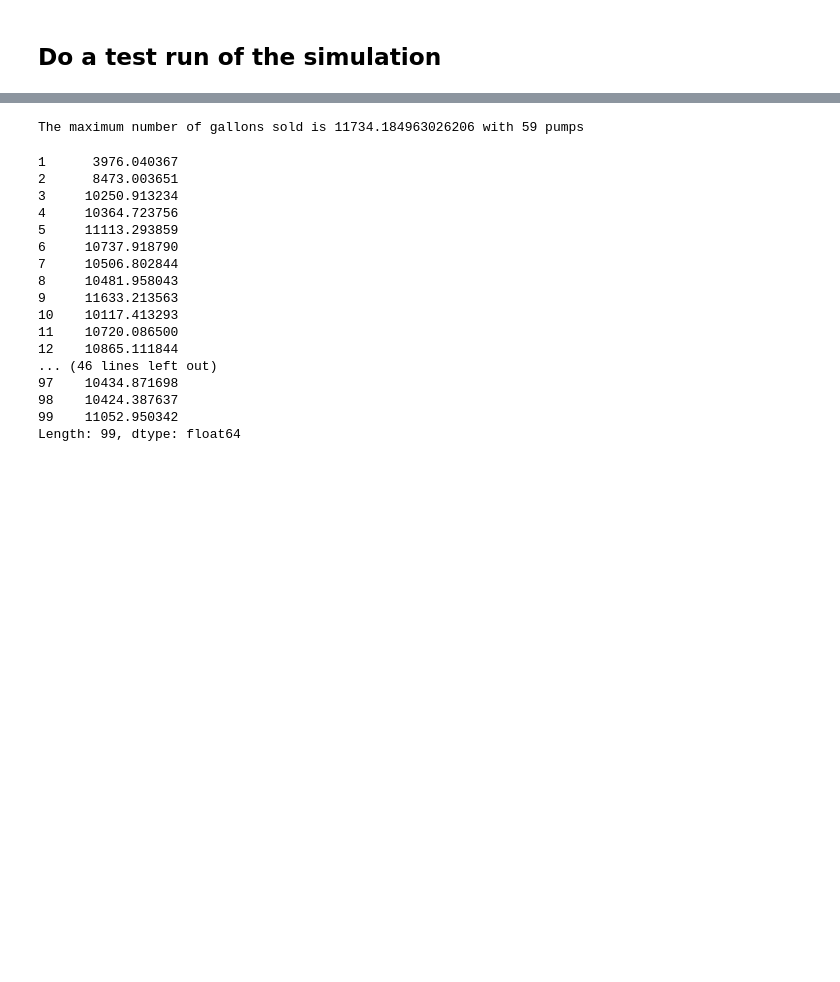
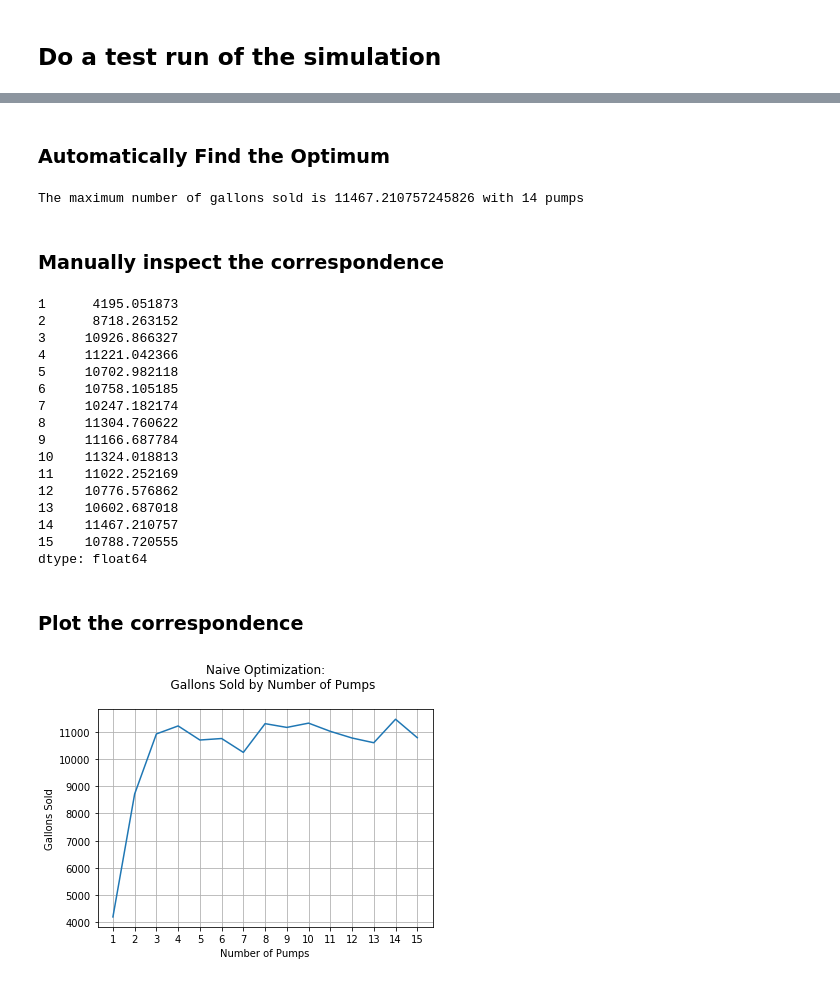
Before and after one commit to edkrueger/sim-opt-labs, a Jupyter notebook: optimization/solved/gas_station_opt.ipynb, the cells around one changed output, grey strips where cells are left out. Saved outputs shown, nothing was run; the diff lists cells and outputs as text; code cells hidden in the pictures; blank space fills up the shorter version.

```diff
--- a/optimization/solved/gas_station_opt.ipynb
+++ b/optimization/solved/gas_station_opt.ipynb
@@ -258,31 +272,51 @@ Car 281 begins utilizing a pump at 1439.26 minutes
 # %%
 opt_table = pd.Series(
-    {num_pumps: sim(num_pumps, **fixed_parameters) for num_pumps in range(1,100)}
+    {num_pumps: sim(num_pumps, **fixed_parameters) for num_pumps in range(1,16)}
 )
+# %% [markdown]
+### Automatically Find the Optimum
 # %%
 arg_max = opt_table.idxmax()
 max_gallons_sold = opt_table[arg_max]
 
 print(f'The maximum number of gallons sold is {max_gallons_sold} with {arg_max} pumps')
 # %% [output]
-The maximum number of gallons sold is 11734.184963026206 with 59 pumps
+The maximum number of gallons sold is 11467.210757245826 with 14 pumps
+# %% [markdown]
+### Manually inspect the correspondence
 # %%
 opt_table
 # %% [output]
-1      3976.040367
-2      8473.003651
-3     10250.913234
-4     10364.723756
-5     11113.293859
-6     10737.918790
-7     10506.802844
-8     10481.958043
-9     11633.213563
-10    10117.413293
-11    10720.086500
-12    10865.111844
-... (46 lines left out)
-97    10434.871698
-98    10424.387637
-99    11052.950342
-Length: 99, dtype: float64
+1      4195.051873
+2      8718.263152
+3     10926.866327
+4     11221.042366
+5     10702.982118
+6     10758.105185
+7     10247.182174
+8     11304.760622
+9     11166.687784
+10    11324.018813
+11    11022.252169
+12    10776.576862
+13    10602.687018
+14    11467.210757
+15    10788.720555
+dtype: float64
+# %% [markdown]
+### Plot the correspondence
+# %%
+opt_table.plot(
+    title=
+    '''Naive Optimization:
+    Gallons Sold by Number of Pumps
+    ''',
+    xticks=range(1, opt_table.shape[0] + 1),
+    grid=True
+)
+
+plt.xlabel('Number of Pumps')
+plt.ylabel('Gallons Sold')
+plt.show()
+# %% [output]
+[figure, added]
```
Also changed, not shown: parts of 16 cells of this notebook.
